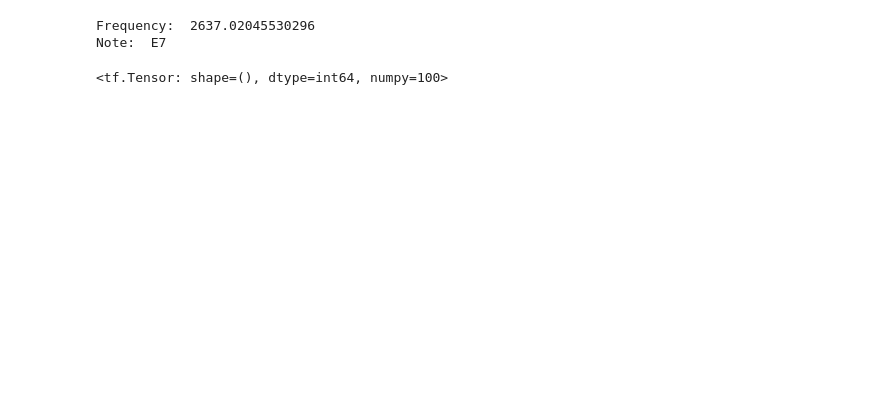
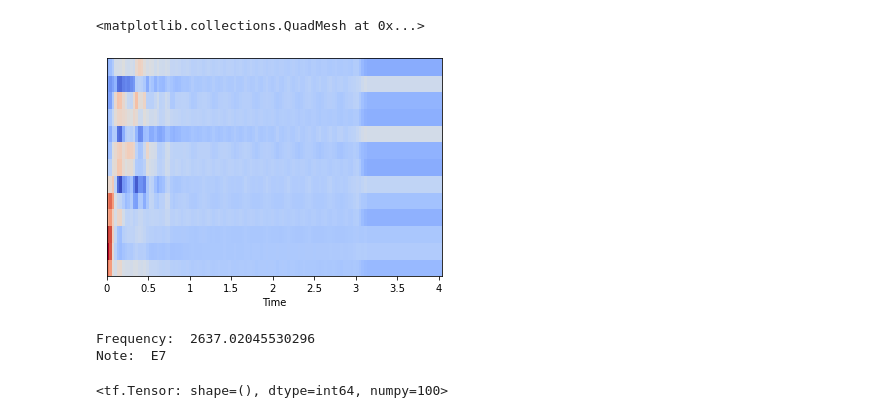
Before and after one commit to camhud/MachineLearningProject, a Jupyter notebook: Final Project.ipynb, the cells around one changed output. Drawn from its saved outputs; the diff is of its cells as text; code cells hidden in the pictures; blank space fills up the shorter version.

```diff
--- a/Final Project.ipynb
+++ b/Final Project.ipynb
@@ -56,3 +81,12 @@ librosa.display.specshow(D, y_axis='linear', x_axis='time',sr=16000)
+# %%
+# scaled mfccs
+from sklearn import preprocessing as pre
+
+MFCC = pre.scale(MFCC, axis=1)
+librosa.display.specshow(MFCC, sr=sample_rate, x_axis='time')
+# %% [output]
+<matplotlib.collections.QuadMesh at 0x...>
+[figure, added]
 # %%
 # temporarily borrowing code just for demonstration purposes
 
```
Also changed, not shown: parts of 16 cells of this notebook.
